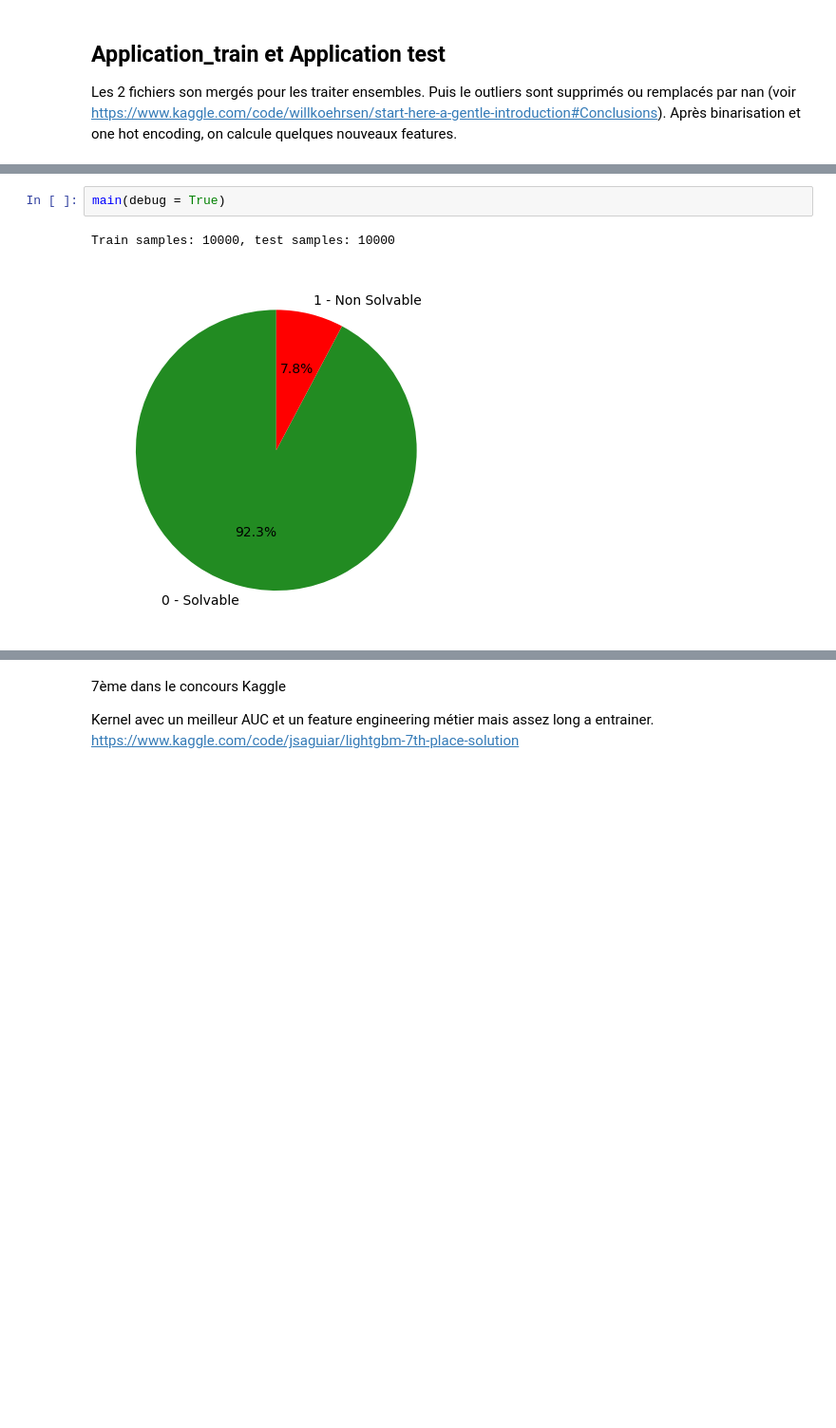
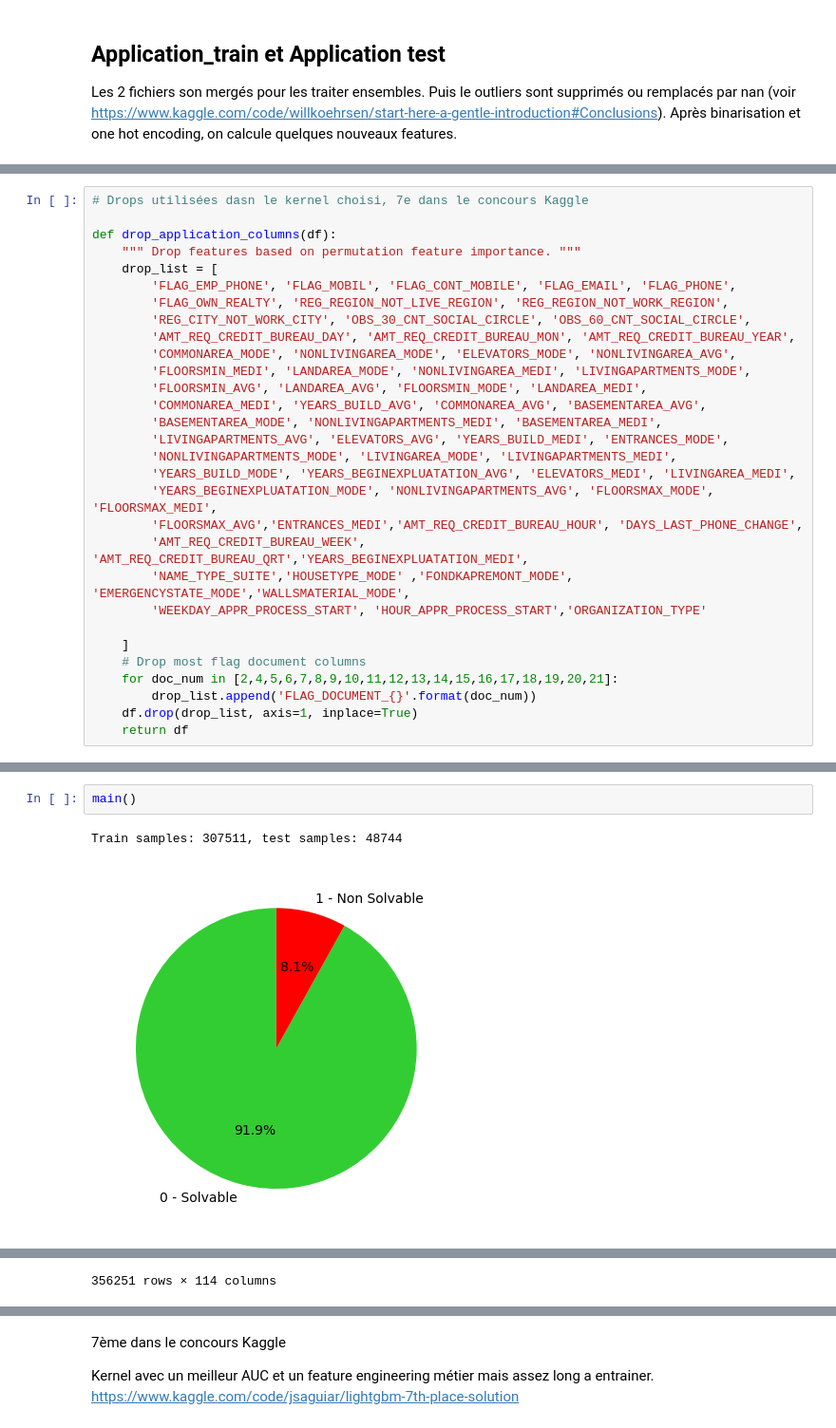
Before and after one commit to cbedini/oc_p7, a Jupyter notebook: Notebook_1_preprocessing.ipynb, the cells around one changed output, grey strips where cells are left out. Shown at 95% size. Drawn from its saved outputs; the diff is of its cells as text; blank space fills up the shorter version.

```diff
--- a/Notebook_1_preprocessing.ipynb
+++ b/Notebook_1_preprocessing.ipynb
@@ -68,3 +95,33 @@ Les 2 fichiers son mergés pour les traiter ensembles. Puis le outliers sont sup
+# %%
+# Drops utilisées dasn le kernel choisi, 7e dans le concours Kaggle
+
+def drop_application_columns(df):
+    """ Drop features based on permutation feature importance. """
+    drop_list = [
+        'FLAG_EMP_PHONE', 'FLAG_MOBIL', 'FLAG_CONT_MOBILE', 'FLAG_EMAIL', 'FLAG_PHONE',
+        'FLAG_OWN_REALTY', 'REG_REGION_NOT_LIVE_REGION', 'REG_REGION_NOT_WORK_REGION',
+        'REG_CITY_NOT_WORK_CITY', 'OBS_30_CNT_SOCIAL_CIRCLE', 'OBS_60_CNT_SOCIAL_CIRCLE',
+        'AMT_REQ_CREDIT_BUREAU_DAY', 'AMT_REQ_CREDIT_BUREAU_MON', 'AMT_REQ_CREDIT_BUREAU_YEAR',
+        'COMMONAREA_MODE', 'NONLIVINGAREA_MODE', 'ELEVATORS_MODE', 'NONLIVINGAREA_AVG',
+        'FLOORSMIN_MEDI', 'LANDAREA_MODE', 'NONLIVINGAREA_MEDI', 'LIVINGAPARTMENTS_MODE',
+        'FLOORSMIN_AVG', 'LANDAREA_AVG', 'FLOORSMIN_MODE', 'LANDAREA_MEDI',
+        'COMMONAREA_MEDI', 'YEARS_BUILD_AVG', 'COMMONAREA_AVG', 'BASEMENTAREA_AVG',
+        'BASEMENTAREA_MODE', 'NONLIVINGAPARTMENTS_MEDI', 'BASEMENTAREA_MEDI',
+        'LIVINGAPARTMENTS_AVG', 'ELEVATORS_AVG', 'YEARS_BUILD_MEDI', 'ENTRANCES_MODE',
+        'NONLIVINGAPARTMENTS_MODE', 'LIVINGAREA_MODE', 'LIVINGAPARTMENTS_MEDI',
+        'YEARS_BUILD_MODE', 'YEARS_BEGINEXPLUATATION_AVG', 'ELEVATORS_MEDI', 'LIVINGAREA_MEDI',
+        'YEARS_BEGINEXPLUATATION_MODE', 'NONLIVINGAPARTMENTS_AVG', 'FLOORSMAX_MODE', 'FLOORSMAX_MEDI',
+        'FLOORSMAX_AVG','ENTRANCES_MEDI','AMT_REQ_CREDIT_BUREAU_HOUR', 'DAYS_LAST_PHONE_CHANGE',
+        'AMT_REQ_CREDIT_BUREAU_WEEK', 'AMT_REQ_CREDIT_BUREAU_QRT','YEARS_BEGINEXPLUATATION_MEDI',
+        'NAME_TYPE_SUITE','HOUSETYPE_MODE' ,'FONDKAPREMONT_MODE', 'EMERGENCYSTATE_MODE','WALLSMATERIAL_MODE',
+        'WEEKDAY_APPR_PROCESS_START', 'HOUR_APPR_PROCESS_START','ORGANIZATION_TYPE'
+
+    ]
+    # Drop most flag document columns
+    for doc_num in [2,4,5,6,7,8,9,10,11,12,13,14,15,16,17,18,19,20,21]:
+        drop_list.append('FLAG_DOCUMENT_{}'.format(doc_num))
+    df.drop(drop_list, axis=1, inplace=True)
+    return df
 # %%
 def application_train_test(num_rows = None, nan_as_category = False):
     # Read data and merge
@@ -400,5 +720,5 @@ def main(debug = False):
 # %%
-main(debug = True)
+main()
 # %% [output]
-Train samples: 10000, test samples: 10000
+Train samples: 307511, test samples: 48744
-[figure, old version]
+[figure, new version]
@@ -421,0 +754 @@ Saving Dataframe debugdataframe.csv
+356251 rows × 114 columns
```
Also changed, not shown: parts of 19 cells of this notebook.
